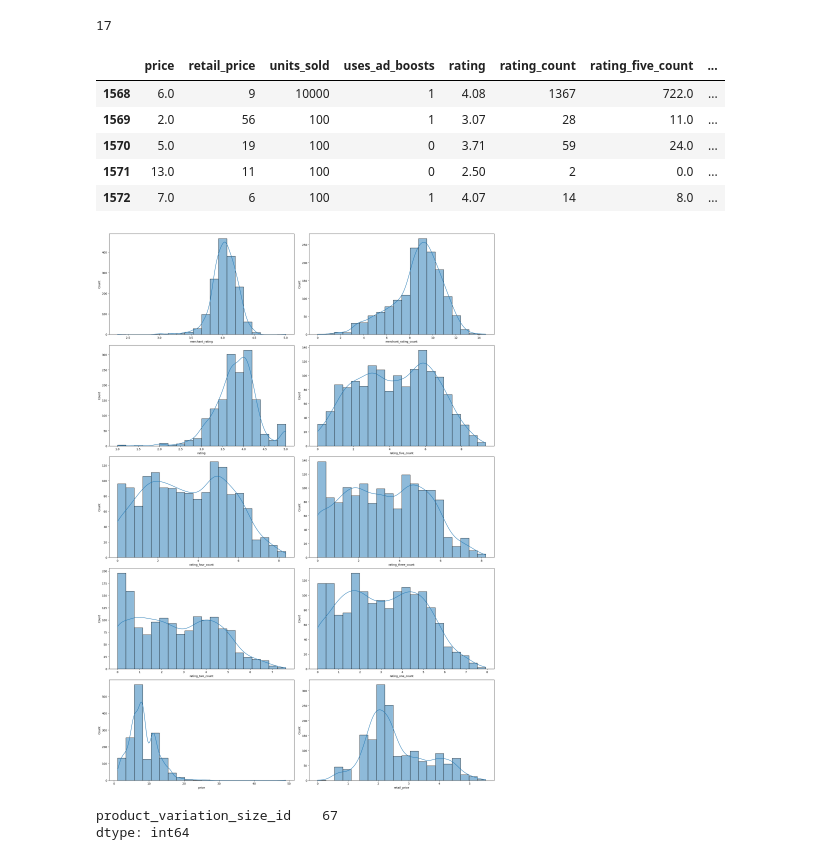
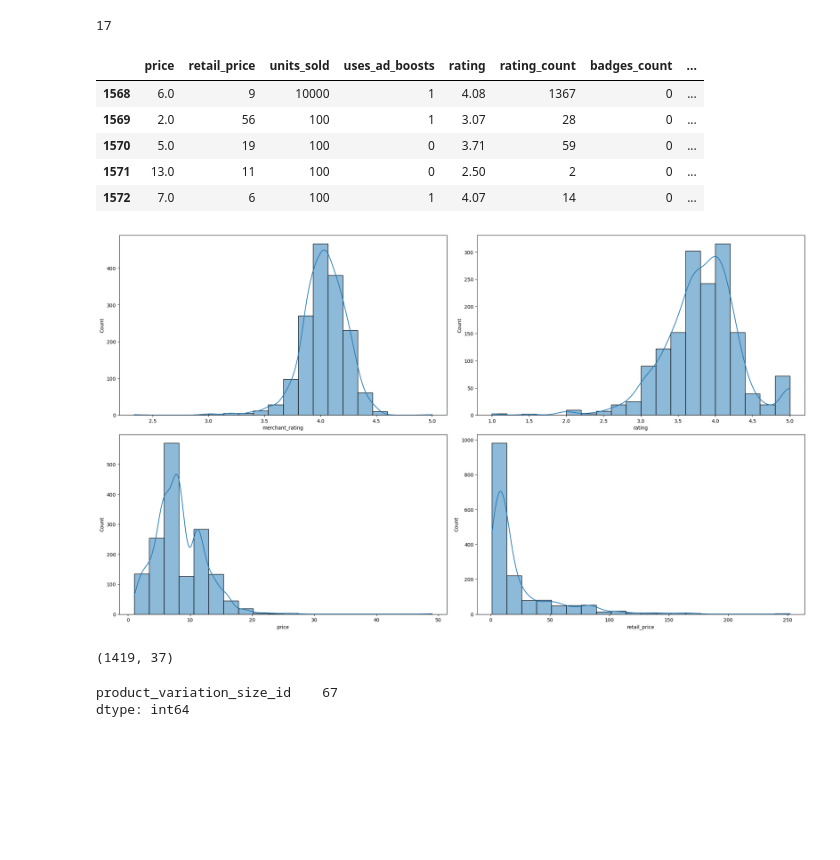
Before and after one commit to MilicaRangelov/Masinsko_ucenje, a Jupyter notebook: drugi_projekat/summer_clothes_notebook.ipynb, the cells around one changed output. Saved outputs shown, nothing was run; the diff lists cells and outputs as text; code cells hidden in the pictures; blank space fills up the shorter version.

```diff
--- a/drugi_projekat/summer_clothes_notebook.ipynb
+++ b/drugi_projekat/summer_clothes_notebook.ipynb
@@ -401,3 +401,9 @@ sns.heatmap(corr_matrix,  vmax=.9, square=True,
+# %%
+# drop columns with high correlation
+df.drop(columns=['rating_five_count', 'rating_four_count', 'rating_three_count', 'rating_two_count',
+                 'rating_one_count', 'merchant_rating_count',  'urgency_text_limited',
+                 'shipping_option_name_express', 'product_color_unknown', 'shipping_option_name_standard',
+                 ], axis=0, inplace=True)
 # %% [markdown]
 ### Handling tags with word embeddings
 # %%
@@ -581,14 +587,14 @@ for i in range(len(tags)):
 # %%
 df_tags_coded.tail()
 # %% [output]
-|  | price | retail_price | units_sold | uses_ad_boosts | rating | rating_count | rating_five_count | ... |
-| 1568 | 6.0 | 9 | 10000 | 1 | 4.08 | 1367 | 722.0 | ... |
-| 1569 | 2.0 | 56 | 100 | 1 | 3.07 | 28 | 11.0 | ... |
-| 1570 | 5.0 | 19 | 100 | 0 | 3.71 | 59 | 24.0 | ... |
-| 1571 | 13.0 | 11 | 100 | 0 | 2.50 | 2 | 0.0 | ... |
-| 1572 | 7.0 | 6 | 100 | 1 | 4.07 | 14 | 8.0 | ... |
+|  | price | retail_price | units_sold | uses_ad_boosts | rating | rating_count | badges_count | ... |
+| 1568 | 6.0 | 9 | 10000 | 1 | 4.08 | 1367 | 0 | ... |
+| 1569 | 2.0 | 56 | 100 | 1 | 3.07 | 28 | 0 | ... |
+| 1570 | 5.0 | 19 | 100 | 0 | 3.71 | 59 | 0 | ... |
+| 1571 | 13.0 | 11 | 100 | 0 | 2.50 | 2 | 0 | ... |
+| 1572 | 7.0 | 6 | 100 | 1 | 4.07 | 14 | 0 | ... |
 # %%
-data = df.copy()
+data = df_tags_embedded.copy()
 # %%
 def log_transform(df, column):
     minimum = df[column].min()
@@ -598,21 +604,21 @@ def log_transform(df, column):
     return df
 
 
-cols_for_log_transform = ['merchant_rating_count', 'rating_five_count', 'rating_four_count',
-                          'rating_three_count', 'rating_two_count', 'rating_one_count', 'retail_price']
+# cols_for_log_transform = ['merchant_rating_count', 'rating_five_count', 'rating_four_count',
+#                           'rating_three_count', 'rating_two_count', 'rating_one_count', 'retail_price']
+cols_for_log_transform = ['retail_price']
 for col in cols_for_log_transform:
     data = log_transform(data, col)
 # %%
-other_columns = ['merchant_rating', 'merchant_rating_count', 'rating', 'rating_five_count',
-                 'rating_four_count', 'rating_three_count', 'rating_two_count', 'rating_one_count', 'price', 'retail_price']
+other_columns = ['merchant_rating', 'rating', 'price', 'retail_price']
 fig, axs = plt.subplots(ceil(len(other_columns)/2), 2,
                         figsize=(20, 2.8*(len(other_columns))), constrained_layout=True)
 for i, f in enumerate(other_columns):
     sns.histplot(x=f, data=data, kde=True,
                  ax=axs[i//2][i % 2], bins=20,
                  palette="viridis")
 # %% [output]
-[figure, old version]
+[figure, new version]
 # %%
 def remove_outliers_iqr(df, column):
     Q1 = df[column].quantile(0.25)
@@ -625,5 +631,9 @@ def remove_outliers_iqr(df, column):
 data = remove_outliers_iqr(data, 'price')
 data = remove_outliers_iqr(data, 'rating')
 data = remove_outliers_iqr(data, 'merchant_rating')
+# %%
+data.shape
+# %% [output]
+(1419, 37)
 # %%
 cols_to_scale = ['retail_price', 'units_sold', 'uses_ad_boosts', 'rating_count', 'badges_count', 'badge_local_product', 'badge_product_quality', 'badge_fast_shipping', 'product_variation_inventory', 'shipping_option_price', 'shipping_is_express',
```
Also changed, not shown: parts of 24 cells of this notebook.
